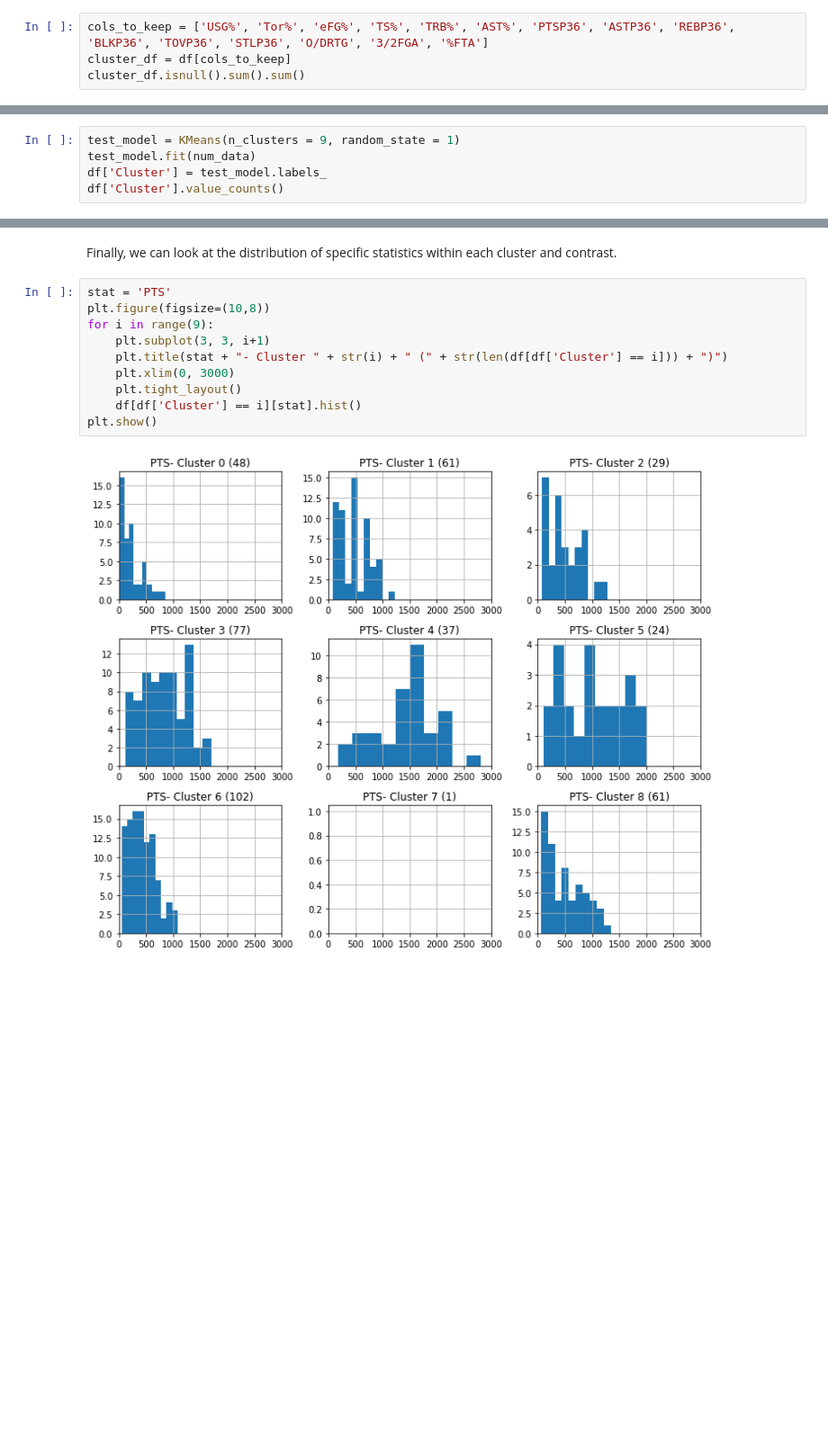
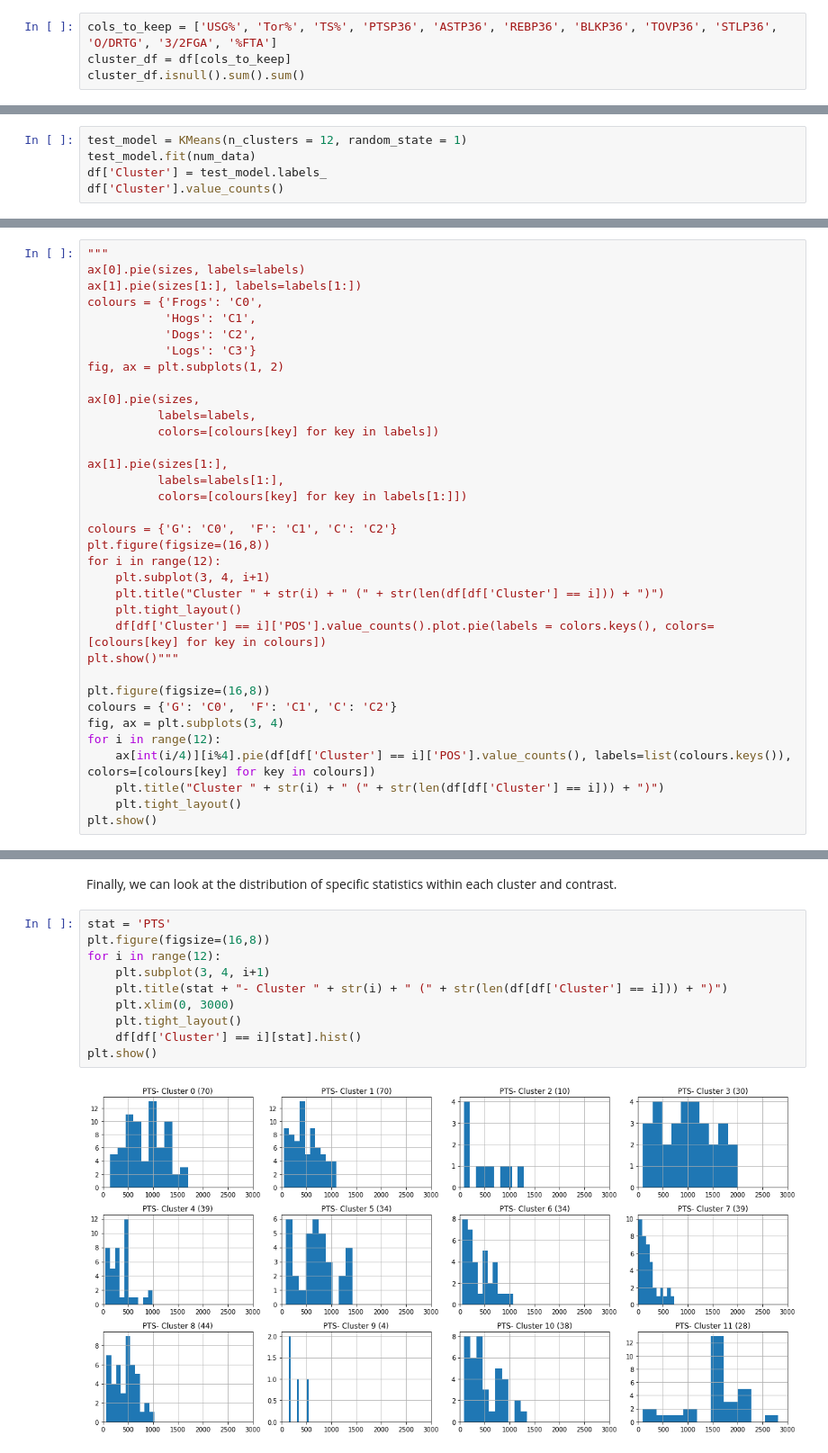
Before and after one commit to arifaulakh/FIBA_Player_Styles, a Jupyter notebook: Standardized_Clusters.ipynb, the cells around one changed output, grey strips where cells are left out. Shown: that part at 90% size. Saved outputs shown, nothing was run; the diff lists cells and outputs as text; blank space fills up the shorter version.

```diff
--- a/Standardized_Clusters.ipynb
+++ b/Standardized_Clusters.ipynb
@@ -33,7 +33,7 @@ print(list(df.columns))
 
 Here, we create a list of the columns we want to use as parameters to the clustering alrogithm, called `cols_to_keep`. We ensure that none of these columns contain missing values.
 # %%
-cols_to_keep = ['USG%', 'Tor%', 'eFG%', 'TS%', 'TRB%', 'AST%', 'PTSP36', 'ASTP36', 'REBP36', 'BLKP36', 'TOVP36', 'STLP36', 'O/DRTG', '3/2FGA', '%FTA']
+cols_to_keep = ['USG%', 'Tor%', 'TS%', 'PTSP36', 'ASTP36', 'REBP36', 'BLKP36', 'TOVP36', 'STLP36', 'O/DRTG', '3/2FGA', '%FTA']
 cluster_df = df[cols_to_keep]
 cluster_df.isnull().sum().sum()
 # %% [output]
@@ -120,7 +120,7 @@ plt.show()
 
 We can now look at the relative size of each cluster.
 # %%
-test_model = KMeans(n_clusters = 9, random_state = 1)
+test_model = KMeans(n_clusters = 12, random_state = 1)
 test_model.fit(num_data)
 df['Cluster'] = test_model.labels_
 df['Cluster'].value_counts()
@@ -149,0 +143,35 @@ plt.show()
+# %%
+"""
+ax[0].pie(sizes, labels=labels)
+ax[1].pie(sizes[1:], labels=labels[1:])
+colours = {'Frogs': 'C0',
+           'Hogs': 'C1',
+           'Dogs': 'C2',
+           'Logs': 'C3'}
+fig, ax = plt.subplots(1, 2)
+
+ax[0].pie(sizes,
+          labels=labels,
+          colors=[colours[key] for key in labels])
+
+ax[1].pie(sizes[1:],
+          labels=labels[1:],
+          colors=[colours[key] for key in labels[1:]])
+
+colours = {'G': 'C0',  'F': 'C1', 'C': 'C2'}
+plt.figure(figsize=(16,8))
+for i in range(12):
+    plt.subplot(3, 4, i+1)
+    plt.title("Cluster " + str(i) + " (" + str(len(df[df['Cluster'] == i])) + ")")
+    plt.tight_layout()
+    df[df['Cluster'] == i]['POS'].value_counts().plot.pie(labels = colors.keys(), colors=[colours[key] for key in colours])
+plt.show()"""
+
+plt.figure(figsize=(16,8))
+colours = {'G': 'C0',  'F': 'C1', 'C': 'C2'}
+fig, ax = plt.subplots(3, 4)
+for i in range(12):
+    ax[int(i/4)][i%4].pie(df[df['Cluster'] == i]['POS'].value_counts(), labels=list(colours.keys()), colors=[colours[key] for key in colours])
+    plt.title("Cluster " + str(i) + " (" + str(len(df[df['Cluster'] == i])) + ")")
+    plt.tight_layout()
+plt.show()
@@ -151,13 +193,13 @@ plt.show()
 Finally, we can look at the distribution of specific statistics within each cluster and contrast.
 # %%
 stat = 'PTS'
-plt.figure(figsize=(10,8))
-for i in range(9):
-    plt.subplot(3, 3, i+1)
+plt.figure(figsize=(16,8))
+for i in range(12):
+    plt.subplot(3, 4, i+1)
     plt.title(stat + "- Cluster " + str(i) + " (" + str(len(df[df['Cluster'] == i])) + ")")
     plt.xlim(0, 3000)
     plt.tight_layout()
     df[df['Cluster'] == i][stat].hist()
 plt.show()
 # %% [output]
-[figure, old version]
+[figure, new version]
```
Also changed, not shown: parts of 10 cells of this notebook, 1 other file.
